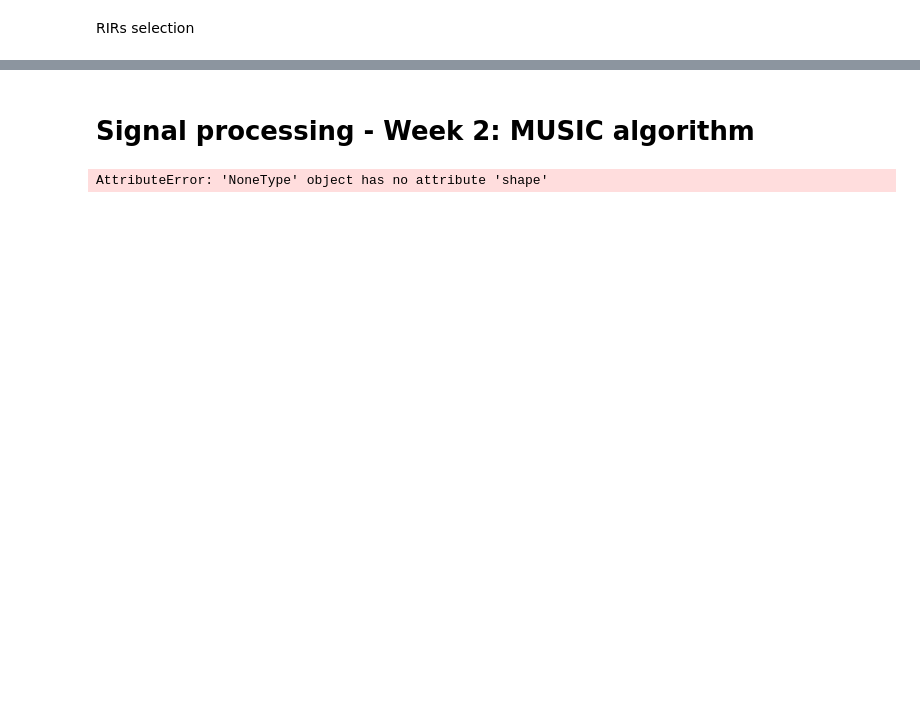
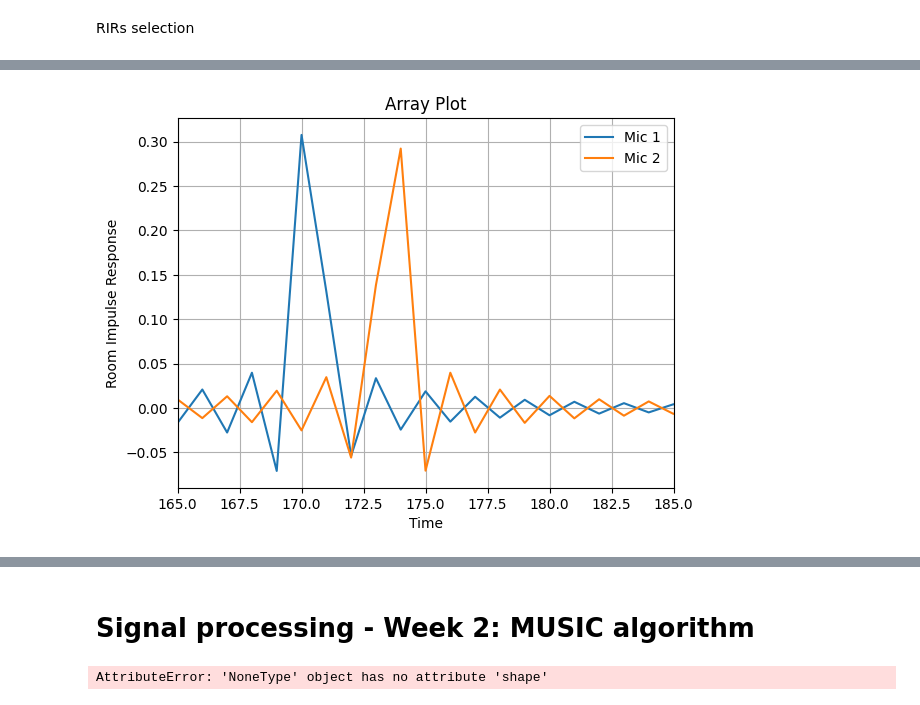
Before and after one commit to ItzAzoron/Signal_Processing_Project, a Jupyter notebook: notebook_skeleton.ipynb, the cells around one changed output, grey strips where cells are left out. Drawn from its saved outputs; the diff is of its cells as text; code cells hidden in the pictures; blank space fills up the shorter version.

```diff
--- a/notebook_skeleton.ipynb
+++ b/notebook_skeleton.ipynb
@@ -61,10 +42,11 @@ Acoustic scenario object containing the RIRs, with parameters:
 # %% [markdown]
 RIRs selection
 # %%
-# Select RIRs to be used
-# RIR_FILE = 'rirs/'  # use this to input a specific set of RIRs (full path to .pkl.gz file)
-RIR_FILE = genfcns.select_latest_rir(path='./rirs/')  # use this to select the lastly generated RIRs
-# Load from Pickle archive
-acousticScenario = guifcns.load_rirs(path=RIR_FILE)
-# Show to user
-acousticScenario.plot_asc()
+def build(): # Select RIRs to be used
+    # RIR_FILE = 'rirs/'  # use this to input a specific set of RIRs (full path to .pkl.gz file)
+    RIR_FILE = genfcns.select_latest_rir(path='./rirs/')  # use this to select the lastly generated RIRs
+    # Load from Pickle archive
+    acousticScenario = guifcns.load_rirs(path=RIR_FILE)
+    # Show to user
+    acousticScenario.plot_asc()
+    return acousticScenario
@@ -96,0 +77,18 @@ Acoustic scenario object containing the RIRs, with parameters:
+# %%
+# Plot the array
+gui()
+acousticScenario = build()
+import matplotlib.pyplot as plt
+plt.plot(acousticScenario.RIRsAudio[:,0,0])
+plt.plot(acousticScenario.RIRsAudio[:,1,0])
+# Labels and title
+plt.xlabel('Time')
+plt.legend(['Mic 1', 'Mic 2'])
+plt.ylabel('Room Impulse Response')
+plt.title('Array Plot')
+plt.xlim([165, 185])
+plt.grid()
+# Show the plot
+plt.show()
+# %% [output]
+[figure, added]
```
Also changed, not shown: parts of 26 cells of this notebook.
